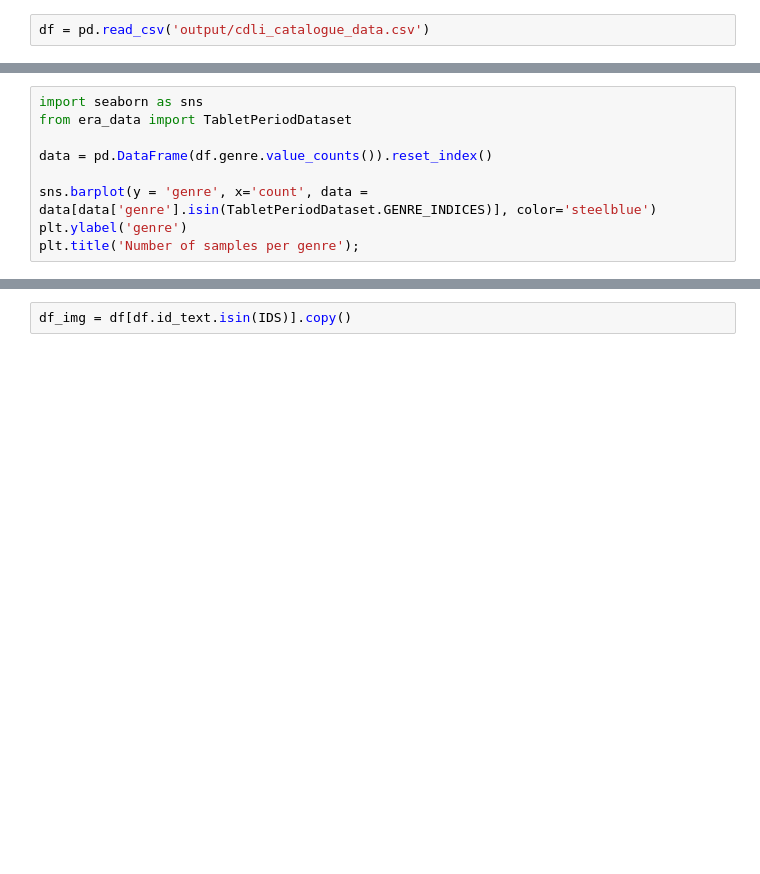
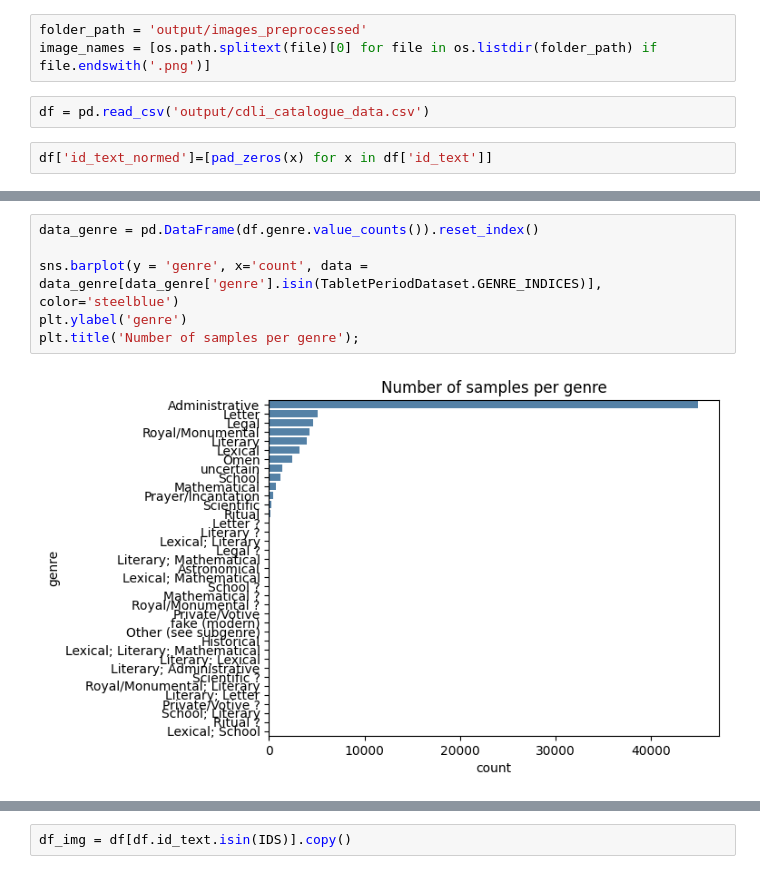
Before and after one commit to daniellekap/ShapingHistory, a Jupyter notebook: 2. explore scraped data.ipynb, the cells around one changed output, grey strips where cells are left out. Drawn from its saved outputs; the diff is of its cells as text; blank space fills up the shorter version.

```diff
--- a/2. explore scraped data.ipynb
+++ b/2. explore scraped data.ipynb
@@ -19,2 +24,7 @@ len(IMG_FNS), len(IDS)
+# %%
+folder_path = 'output/images_preprocessed'
+image_names = [os.path.splitext(file)[0] for file in os.listdir(folder_path) if file.endswith('.png')]
 # %%
 df = pd.read_csv('output/cdli_catalogue_data.csv')
+# %%
+df['id_text_normed']=[pad_zeros(x) for x in df['id_text']]
@@ -32,9 +97,8 @@ plt.title('Number of samples per period');
 # %%
-import seaborn as sns
-from era_data import TabletPeriodDataset
+data_genre = pd.DataFrame(df.genre.value_counts()).reset_index()
 
-data = pd.DataFrame(df.genre.value_counts()).reset_index()
-
-sns.barplot(y = 'genre', x='count', data = data[data['genre'].isin(TabletPeriodDataset.GENRE_INDICES)], color='steelblue')
+sns.barplot(y = 'genre', x='count', data = data_genre[data_genre['genre'].isin(TabletPeriodDataset.GENRE_INDICES)], color='steelblue')
 plt.ylabel('genre')
 plt.title('Number of samples per genre');
+# %% [output]
+[figure, added]
```
Also changed, not shown: parts of 18 cells of this notebook, 1 other file.
